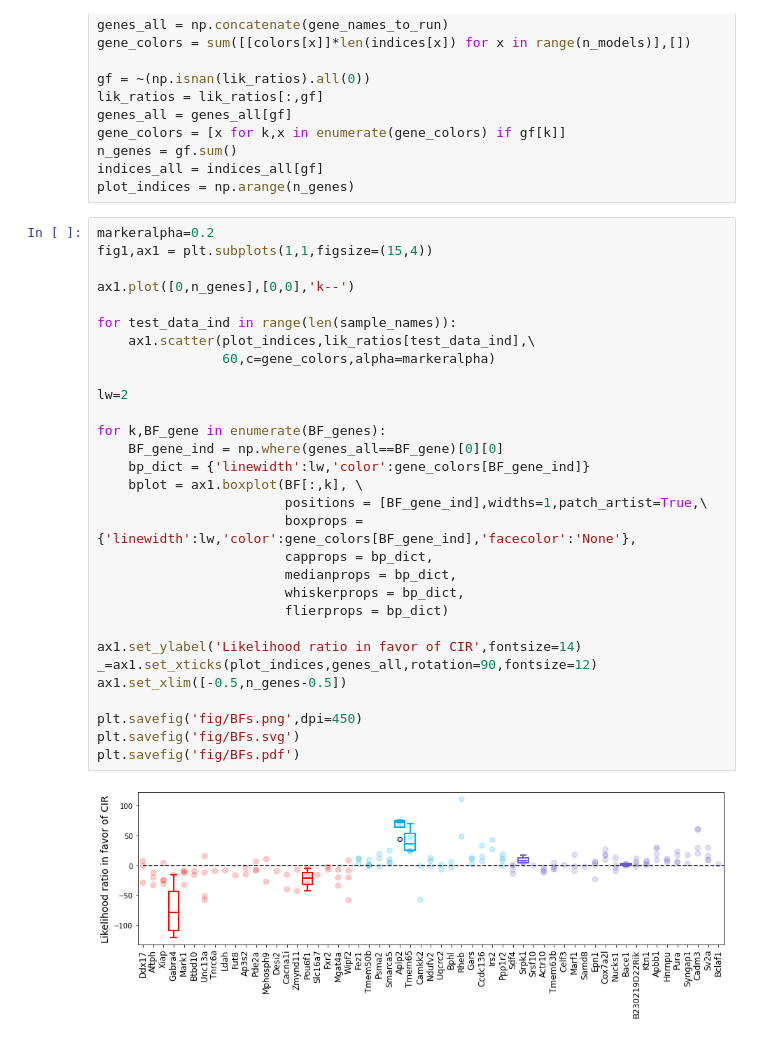
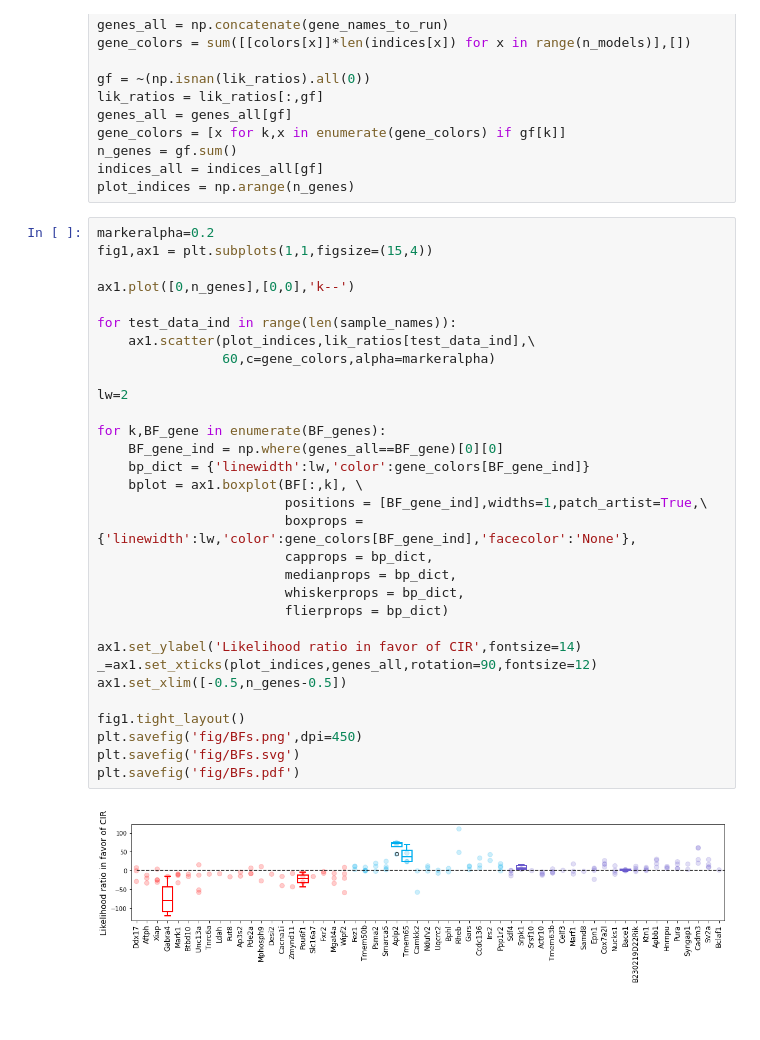
Before and after one commit to pachterlab/GVFP_2021, a Jupyter notebook: gg220806_monod_standalone.ipynb, the cells around one changed output. Cells and saved outputs as stored; diff of their text form; blank space fills up the shorter version.

```diff
--- a/gg220806_monod_standalone.ipynb
+++ b/gg220806_monod_standalone.ipynb
@@ -1074,31 +1074,32 @@ plot_indices = np.arange(n_genes)
 markeralpha=0.2
 fig1,ax1 = plt.subplots(1,1,figsize=(15,4))
 
 ax1.plot([0,n_genes],[0,0],'k--')
 
 for test_data_ind in range(len(sample_names)):
     ax1.scatter(plot_indices,lik_ratios[test_data_ind],\
                 60,c=gene_colors,alpha=markeralpha)
 
 lw=2
 
 for k,BF_gene in enumerate(BF_genes):
     BF_gene_ind = np.where(genes_all==BF_gene)[0][0]
     bp_dict = {'linewidth':lw,'color':gene_colors[BF_gene_ind]}
     bplot = ax1.boxplot(BF[:,k], \
                         positions = [BF_gene_ind],widths=1,patch_artist=True,\
                         boxprops = {'linewidth':lw,'color':gene_colors[BF_gene_ind],'facecolor':'None'},
                         capprops = bp_dict,
                         medianprops = bp_dict,
                         whiskerprops = bp_dict,
                         flierprops = bp_dict)
 
 ax1.set_ylabel('Likelihood ratio in favor of CIR',fontsize=14)
 _=ax1.set_xticks(plot_indices,genes_all,rotation=90,fontsize=12)
 ax1.set_xlim([-0.5,n_genes-0.5])
 
+fig1.tight_layout()
 plt.savefig('fig/BFs.png',dpi=450)
 plt.savefig('fig/BFs.svg')
 plt.savefig('fig/BFs.pdf')
 # %% [output]
-[figure, old version]
+[figure, new version]
```
Also changed, not shown: 6 other files.
